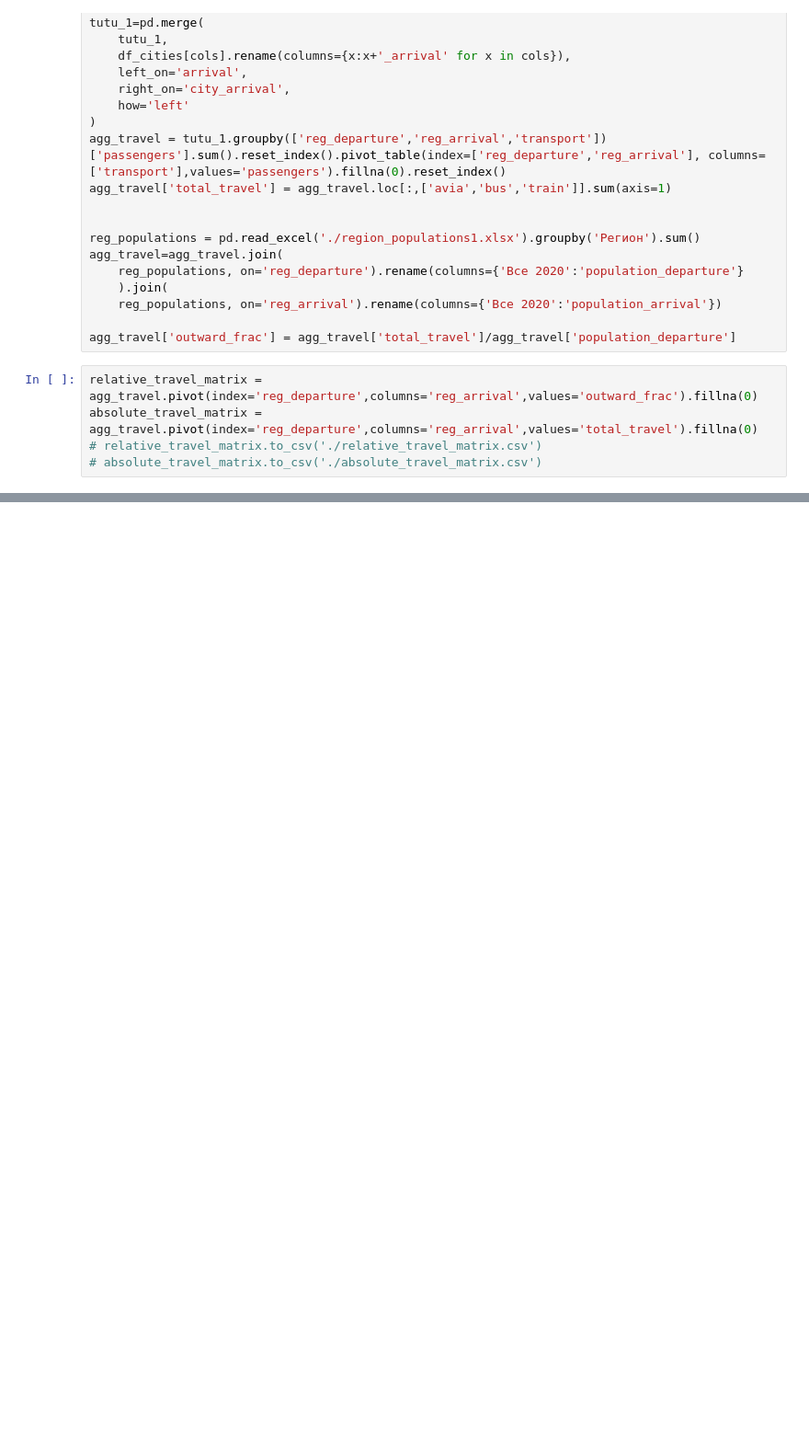
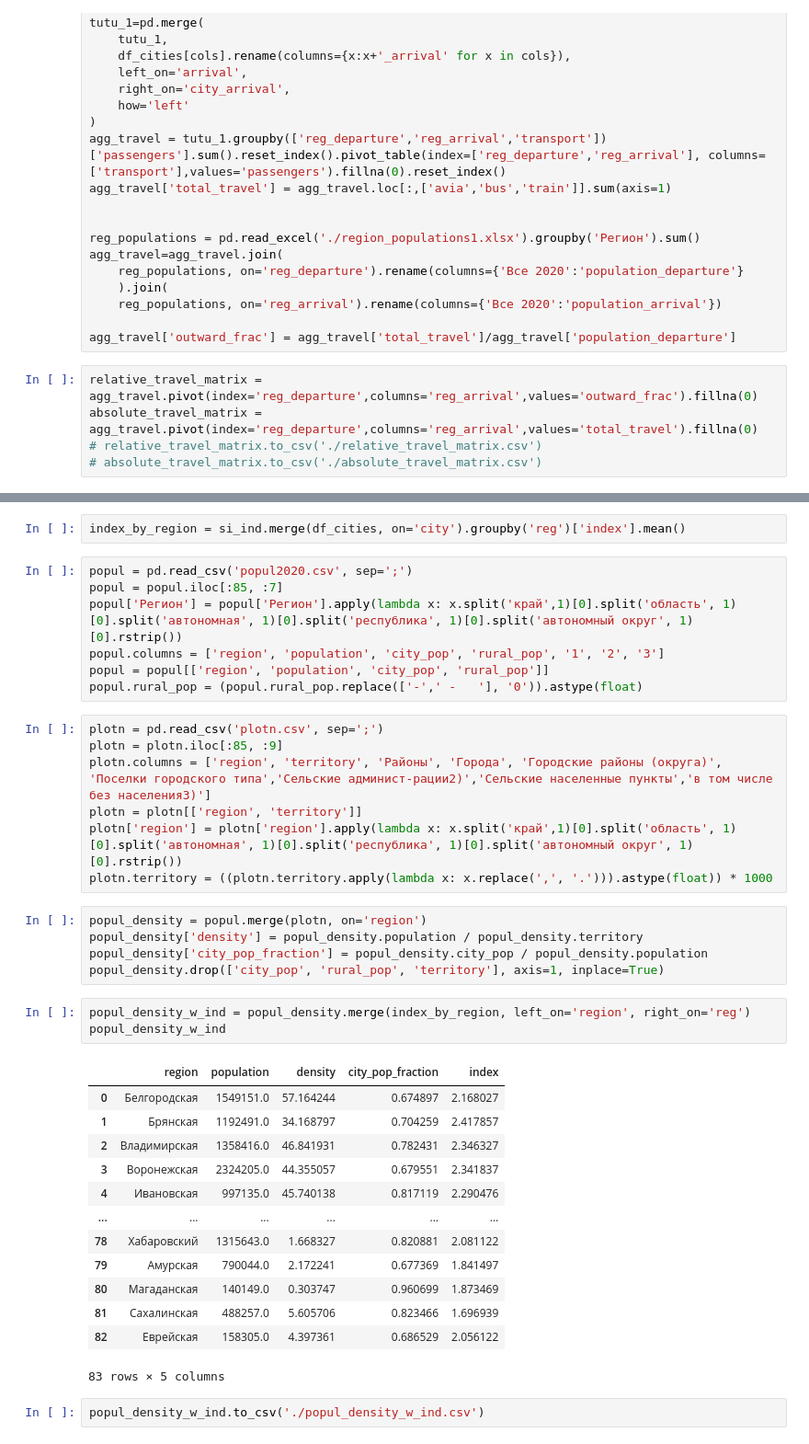
Before and after one commit to Sunamur/GraphEpidemiology, a Jupyter notebook: regions_and_cities/regions_and_cities.ipynb, the cells around one changed output, grey strips where cells are left out. Shown at 92% size. Saved outputs shown, nothing was run; the diff lists cells and outputs as text; blank space fills up the shorter version.

Commit message:
Add files via upload
Добавил то что Наташа просила - таблицу вида:
Регион, население, средний индекс самоизоляции, плотность населения, доля городского населения

```diff
--- a/regions_and_cities/regions_and_cities.ipynb
+++ b/regions_and_cities/regions_and_cities.ipynb
@@ -230,0 +271,40 @@ absolute_travel_matrix = agg_travel.pivot(index='reg_departure',columns='reg_arr
+# %%
+index_by_region = si_ind.merge(df_cities, on='city').groupby('reg')['index'].mean()
+# %%
+popul = pd.read_csv('popul2020.csv', sep=';')
+popul = popul.iloc[:85, :7]
+popul['Регион'] = popul['Регион'].apply(lambda x: x.split('край',1)[0].split('область', 1)[0].split('автономная', 1)[0].split('республика', 1)[0].split('автономный округ', 1)[0].rstrip())
+popul.columns = ['region', 'population', 'city_pop', 'rural_pop', '1', '2', '3']
+popul = popul[['region', 'population', 'city_pop', 'rural_pop']]
+popul.rural_pop = (popul.rural_pop.replace(['-',' -   '], '0')).astype(float)
+# %%
+plotn = pd.read_csv('plotn.csv', sep=';')
+plotn = plotn.iloc[:85, :9]
+plotn.columns = ['region', 'territory', 'Районы', 'Города', 'Городские районы (округа)', 'Поселки городского типа','Сельские админист-рации2)','Сельские населенные пункты','в том числе без населения3)']
+plotn = plotn[['region', 'territory']]
+plotn['region'] = plotn['region'].apply(lambda x: x.split('край',1)[0].split('область', 1)[0].split('автономная', 1)[0].split('республика', 1)[0].split('автономный округ', 1)[0].rstrip())
+plotn.territory = ((plotn.territory.apply(lambda x: x.replace(',', '.'))).astype(float)) * 1000
+# %%
+popul_density = popul.merge(plotn, on='region')
+popul_density['density'] = popul_density.population / popul_density.territory
+popul_density['city_pop_fraction'] = popul_density.city_pop / popul_density.population
+popul_density.drop(['city_pop', 'rural_pop', 'territory'], axis=1, inplace=True)
+# %%
+popul_density_w_ind = popul_density.merge(index_by_region, left_on='region', right_on='reg')
+popul_density_w_ind
+# %% [output]
+|  | region | population | density | city_pop_fraction | index |
+| 0 | Белгородская | 1549151.0 | 57.164244 | 0.674897 | 2.168027 |
+| 1 | Брянская | 1192491.0 | 34.168797 | 0.704259 | 2.417857 |
+| 2 | Владимирская | 1358416.0 | 46.841931 | 0.782431 | 2.346327 |
+| 3 | Воронежская | 2324205.0 | 44.355057 | 0.679551 | 2.341837 |
+| 4 | Ивановская | 997135.0 | 45.740138 | 0.817119 | 2.290476 |
+| ... | ... | ... | ... | ... | ... |
+| 78 | Хабаровский | 1315643.0 | 1.668327 | 0.820881 | 2.081122 |
+| 79 | Амурская | 790044.0 | 2.172241 | 0.677369 | 1.841497 |
+| 80 | Магаданская | 140149.0 | 0.303747 | 0.960699 | 1.873469 |
+| 81 | Сахалинская | 488257.0 | 5.605706 | 0.823466 | 1.696939 |
+| 82 | Еврейская | 158305.0 | 4.397361 | 0.686529 | 2.056122 |
+83 rows × 5 columns
+# %%
+popul_density_w_ind.to_csv('./popul_density_w_ind.csv')
```
Also changed, not shown: parts of 8 cells of this notebook, 1 other file.
